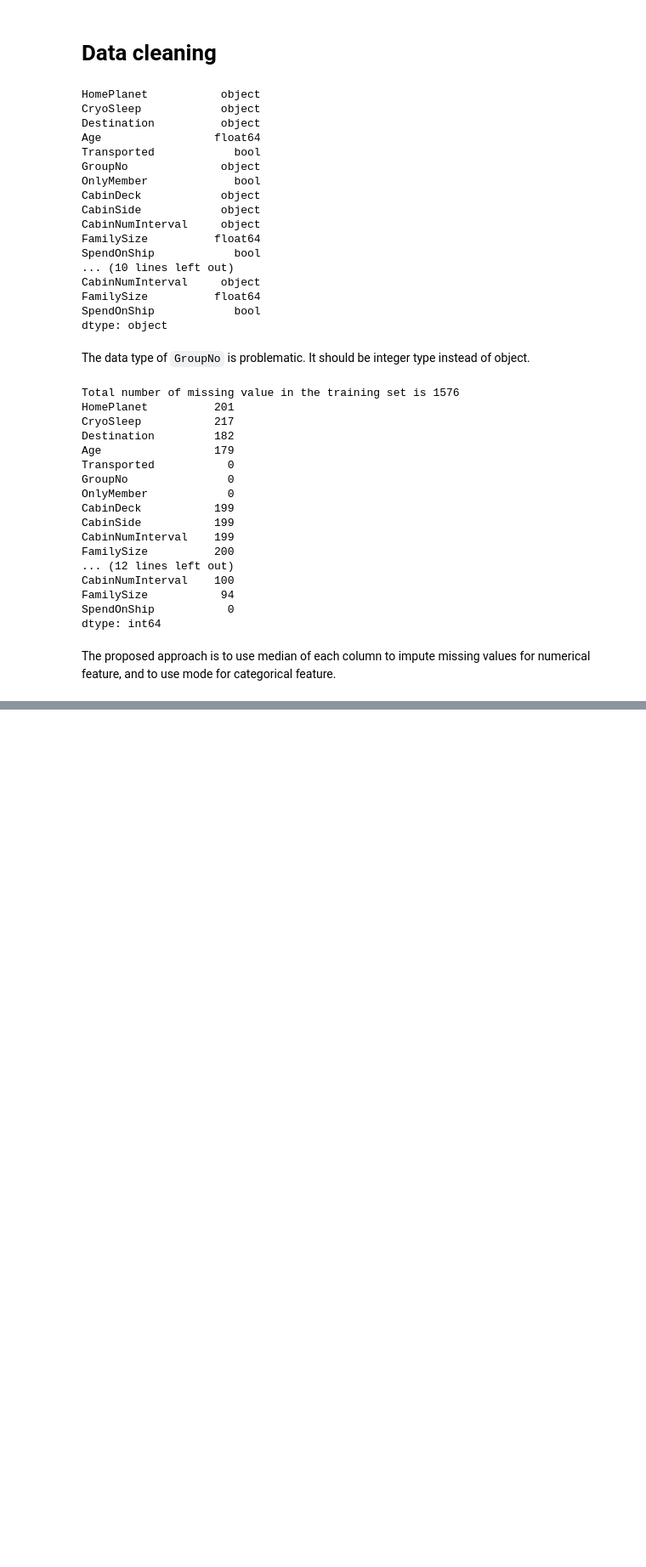
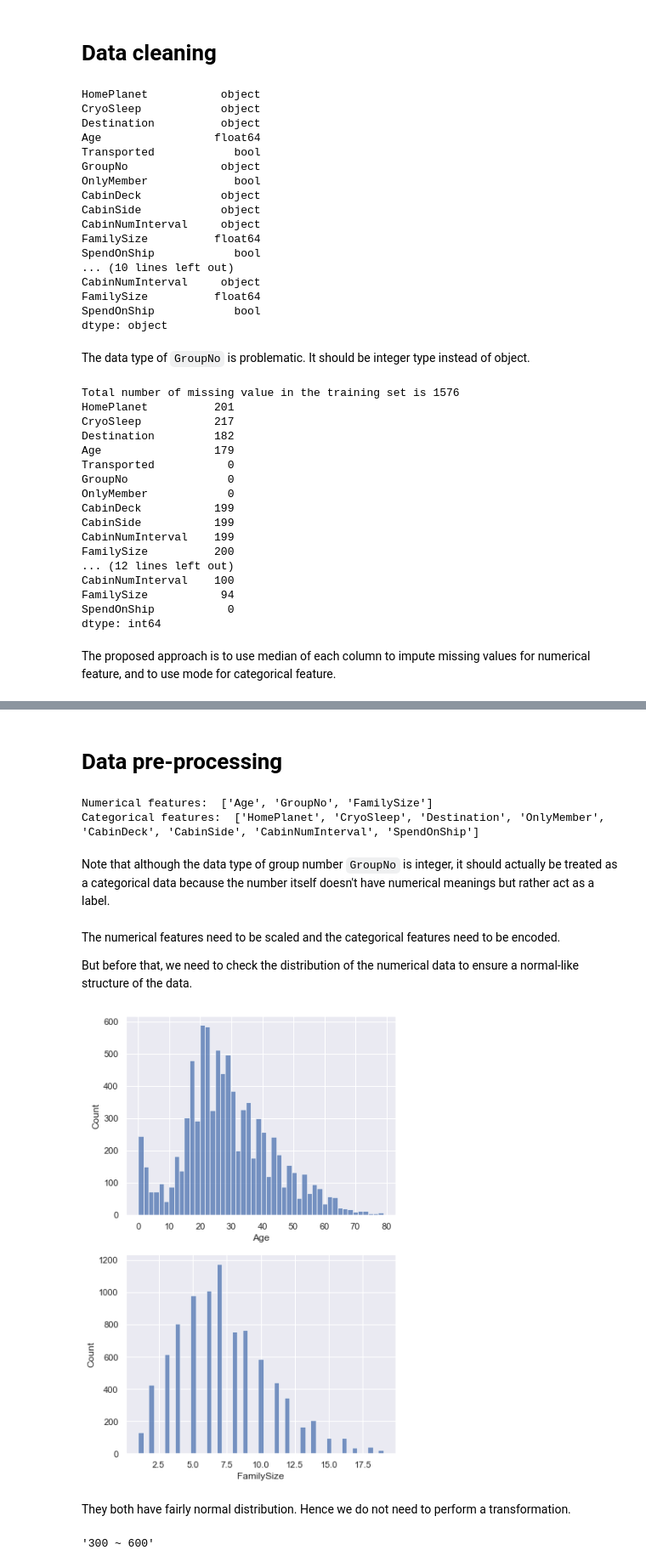
Before and after one commit to yulun-cd/space-titanic, a Jupyter notebook: space-titanic.ipynb, the cells around one changed output, grey strips where cells are left out. Shown: that part at 85% size. Cells and saved outputs as stored; diff of their text form; code cells hidden in the pictures; blank space fills up the shorter version.

Commit message:
finish encode

```diff
--- a/space-titanic.ipynb
+++ b/space-titanic.ipynb
@@ -544,4 +564,10 @@ num_cols = ['Age', 'FamilySize']
 for col in num_cols:
     df_train[col].fillna(df_train[col].median(), inplace=True)
     df_test[col].fillna(df_test[col].median(), inplace=True)
+# %%
+# use mode to impute missing values for categorical features
+cat_cols = ['HomePlanet', 'CryoSleep', 'Destination', 'CabinDeck', 'CabinSide', 'CabinNumInterval']
+for col in cat_cols:
+    df_train[col].fillna(df_train[col].mode()[0], inplace=True)
+    df_test[col].fillna(df_test[col].mode()[0], inplace=True)
 # %%
@@ -566,0 +617,7 @@ print("Number of rows", df_test[df_test.isna().any(axis=1)].shape[0])
+# %%
+# convert data type to integer
+df_train[['Age', 'FamilySize']] = df_train[['Age', 'FamilySize']].astype(int)
+df_test[['Age', 'FamilySize']] = df_test[['Age', 'FamilySize']].astype(int)
+
+# and recheck
+df_train.dtypes
@@ -567,2 +640,40 @@ print("Number of rows", df_test[df_test.isna().any(axis=1)].shape[0])
+# %% [markdown]
+# Data pre-processing
+# %%
+num_cols, cat_cols = [], []
+for col_name in df_test.columns:
+    if df_train.dtypes[col_name] == int:
+        num_cols.append(col_name)
+    else:
+        cat_cols.append(col_name)
+
+print("Numerical features: ", num_cols)
+print("Categorical features: ", cat_cols)
+# %% [output]
+Numerical features:  ['Age', 'GroupNo', 'FamilySize']
+Categorical features:  ['HomePlanet', 'CryoSleep', 'Destination', 'OnlyMember', 'CabinDeck', 'CabinSide', 'CabinNumInterval', 'SpendOnShip']
+# %% [markdown]
+Note that although the data type of group number `GroupNo` is integer, it should actually be treated as a categorical data because the number itself doesn't have numerical meanings but rather act as a label.
+# %%
+# GroupNo should be categorical feature
+num_cols.remove('GroupNo')
+cat_cols.append('GroupNo')
+# %% [markdown]
+The numerical features need to be scaled and the categorical features need to be encoded.
+
+But before that, we need to check the distribution of the numerical data to ensure a normal-like structure of the data.
+# %%
+# check distributions of the numerical data
+fig = plt.figure(figsize=(6, 10))
+
+for i, col in enumerate(num_cols):
+    plt.subplot(2, 1, i+1)
+    sns.histplot(data=df_train, x=col)
+
+plt.show()
+# %% [output]
+[figure, added]
+# %% [markdown]
+They both have fairly normal distribution. Hence we do not need to perform a transformation.
 # %%
 # use LabelEncoder to encode categorical values
@@ -577,0 +698,6 @@ for col in cat_cols:
+# %%
+# an example of looking up a label
+# say I want to know what it means for a 1 for the CabinNumInterval feature
+label_memo['CabinNumInterval'][1]
+# %% [output]
+'300 ~ 600'
```
Also changed, not shown: parts of 33 cells of this notebook.
